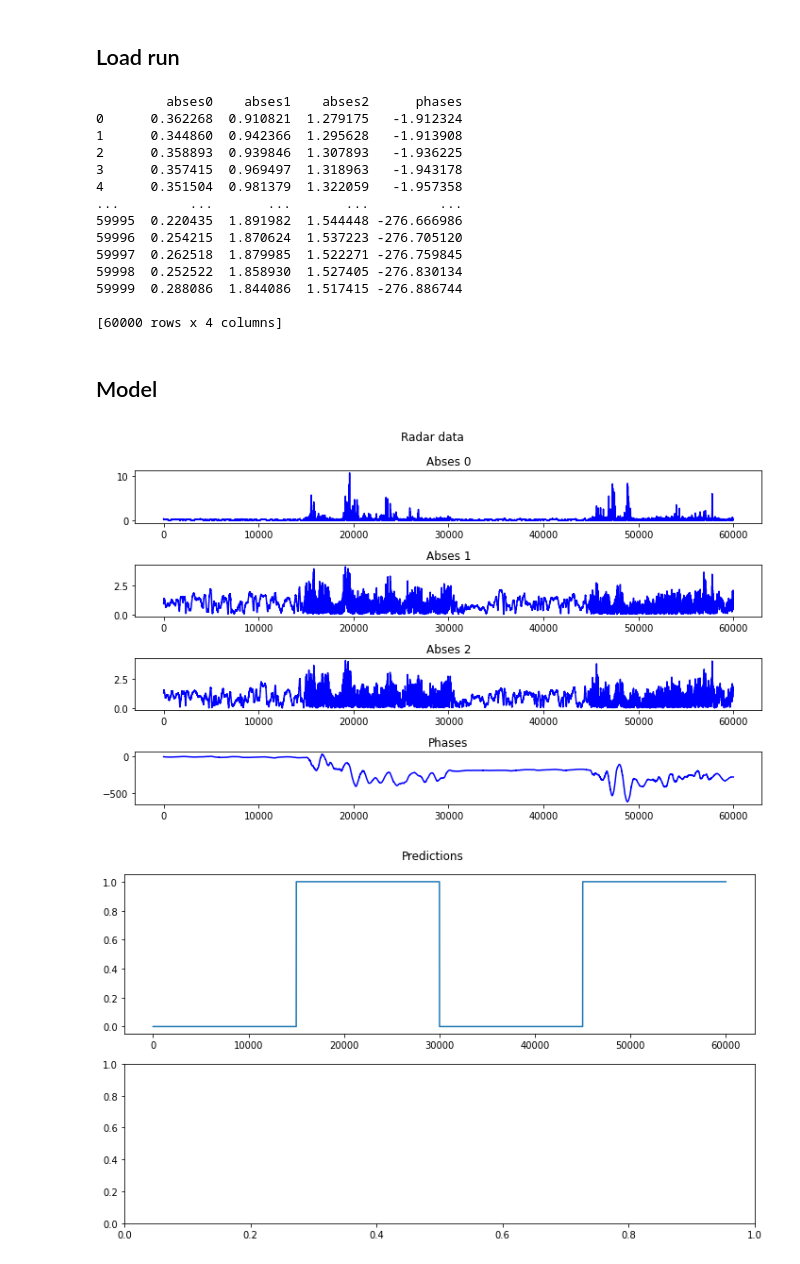
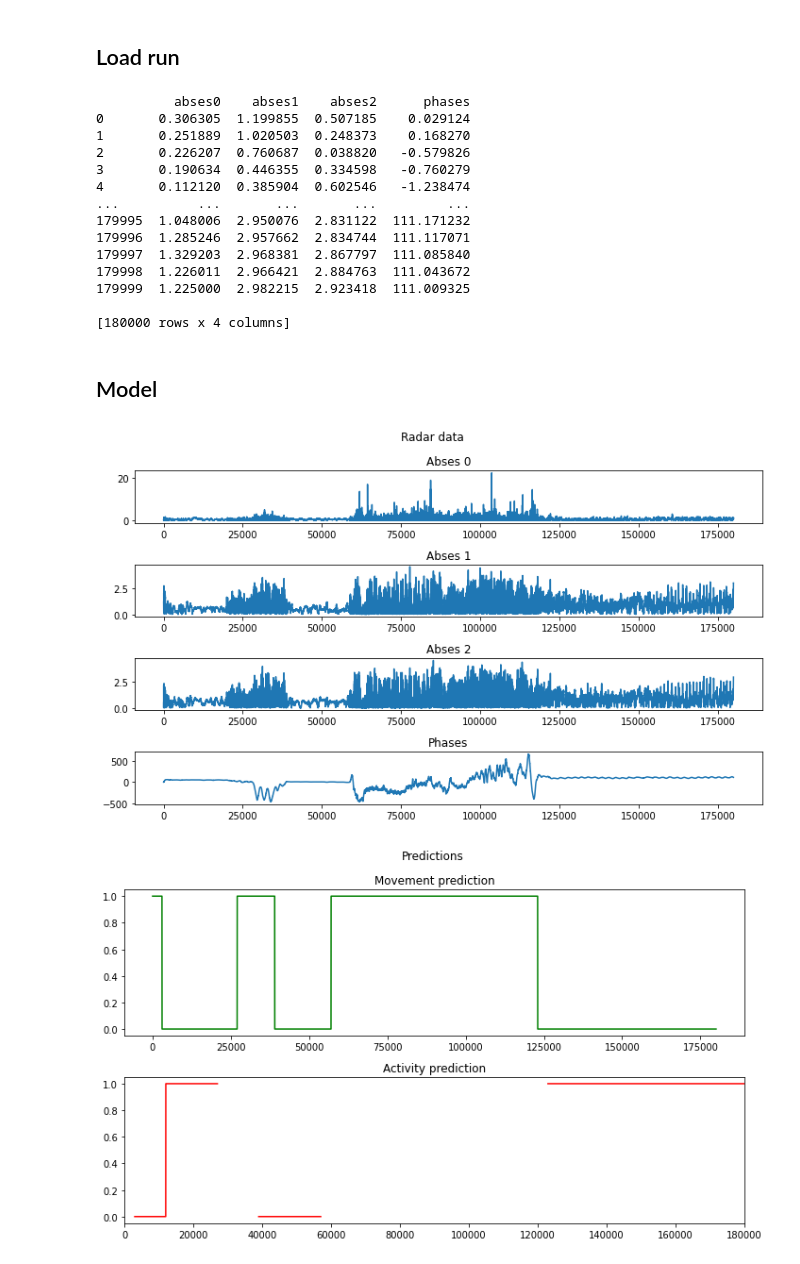
Before and after one commit to viktor-ktorvi/EESTech-Challenge-Aachen-2022, a Jupyter notebook: examples/pipeline.ipynb, the cells around one changed output. Cells and saved outputs as stored; diff of their text form; code cells hidden in the pictures.

Commit message:
Pipeline notebook, new mixed recording, saved svm stress

```diff
--- a/examples/pipeline.ipynb
+++ b/examples/pipeline.ipynb
@@ -15,48 +15,61 @@ from visualization import visualize
 # %%
 folder = 'data'
 subfolder = 'mixed'
-filename = 'mixed_farness_1_moving_0_radardata_2022_05_07_19_36_16.npz'
+filename = 'mixed_farness_1_moving_2_radardata_2022_05_08_17_41_04.npz'
 
 df = load_as_dataframe(os.path.join(folder, subfolder), filename)
 print(df)
 # %% [output]
-         abses0    abses1    abses2      phases
-0      0.362268  0.910821  1.279175   -1.912324
-1      0.344860  0.942366  1.295628   -1.913908
-2      0.358893  0.939846  1.307893   -1.936225
-3      0.357415  0.969497  1.318963   -1.943178
-4      0.351504  0.981379  1.322059   -1.957358
-...         ...       ...       ...         ...
-59995  0.220435  1.891982  1.544448 -276.666986
-59996  0.254215  1.870624  1.537223 -276.705120
-59997  0.262518  1.879985  1.522271 -276.759845
-59998  0.252522  1.858930  1.527405 -276.830134
-59999  0.288086  1.844086  1.517415 -276.886744
+          abses0    abses1    abses2      phases
+0       0.306305  1.199855  0.507185    0.029124
+1       0.251889  1.020503  0.248373    0.168270
+2       0.226207  0.760687  0.038820   -0.579826
+3       0.190634  0.446355  0.334598   -0.760279
+4       0.112120  0.385904  0.602546   -1.238474
+...          ...       ...       ...         ...
+179995  1.048006  2.950076  2.831122  111.171232
+179996  1.285246  2.957662  2.834744  111.117071
+179997  1.329203  2.968381  2.867797  111.085840
+179998  1.226011  2.966421  2.884763  111.043672
+179999  1.225000  2.982215  2.923418  111.009325
 
-[60000 rows x 4 columns]
+[180000 rows x 4 columns]
 # %% [markdown]
 ## Model
 # %%
-model_folder = 'svm_acc_95_2022_05_08_16_19_22'
+movement_model_folder = 'svm_acc_95_2022_05_08_16_19_22'
 
-with open(os.path.join(model_folder, 'hyperparams.json'), 'r') as f:
+with open(os.path.join(movement_model_folder, 'hyperparams.json'), 'r') as f:
     hyperparams = json.load(f)
 # %%
-pred_movement = svm_predict(model_folder, df)
+pred_movement = svm_predict(movement_model_folder, df)
 pred_movement_repeatd = np.repeat(pred_movement, hyperparams['chunk_size'])
+# %%
+stress_model_folder = 'stress_svm_acc_85_2022_05_08_17_18_08'
+
+with open(os.path.join(movement_model_folder, 'hyperparams.json'), 'r') as f:
+    hyperparams = json.load(f)
+
+pred_stress = svm_predict(stress_model_folder, df)
+pred_stress_repeatd = np.repeat(pred_stress, hyperparams['chunk_size'])
+pred_stress_repeatd[pred_movement_repeatd == 1] = np.nan
 # %%
 title = 'Radar data'
-color = 'blue'
+color = None
 figsize = (10, 6)
 
 visualize(os.path.join(folder, subfolder), filename, title, color, figsize=figsize)
 
 fig, ax = plt.subplots(2, 1, figsize=figsize)
 fig.suptitle('Predictions')
 
-ax[0].plot(pred_movement_repeatd)
+ax[0].plot(pred_movement_repeatd, color='g')
 ax[0].set_title('Movement prediction')
+
+ax[1].plot(pred_stress_repeatd, color='r')
+ax[1].set_title('Activity prediction')
+ax[1].set_xlim([0, len(pred_stress_repeatd)])
 fig.tight_layout()
 # %% [output]
-[figure, old version]
+[figure, new version]
-[figure, old version]
+[figure, new version]
```
Also changed, not shown: 3 other files.
